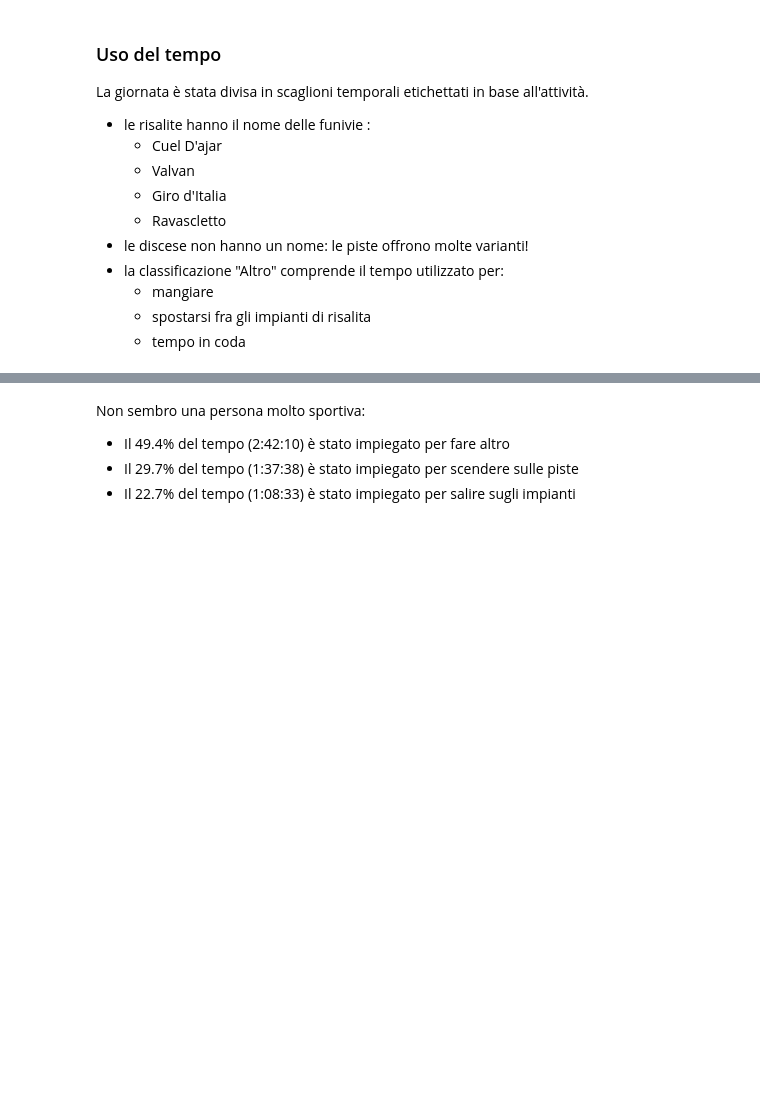
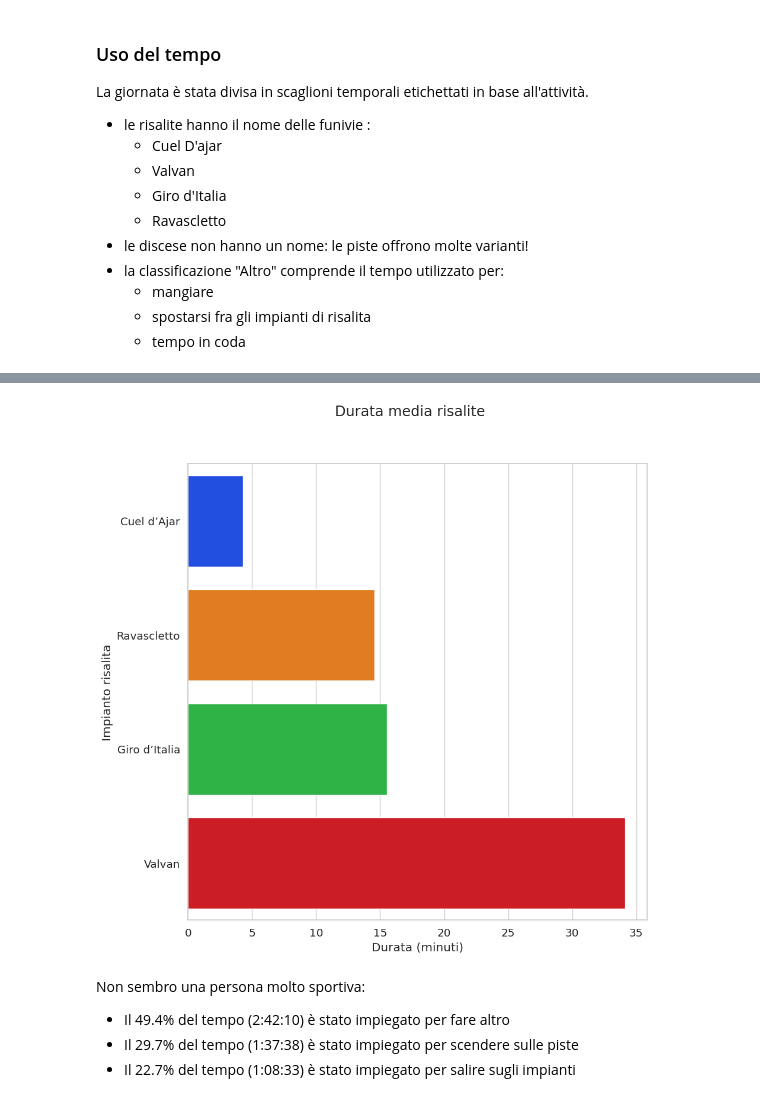
Before and after one commit to thomasmassarutto/DataSlopes, a Jupyter notebook: DataSlopes.ipynb, the cells around one changed output, grey strips where cells are left out. Drawn from its saved outputs; the diff is of its cells as text; code cells hidden in the pictures; blank space fills up the shorter version.

```diff
--- a/DataSlopes.ipynb
+++ b/DataSlopes.ipynb
@@ -562,3 +537,26 @@ NameError: name 'colori_stato' is not defined
+# %%
+tempo_per_stato_salite= tempo_per_stato[(tempo_per_stato['stato'] != 'Altro') & (tempo_per_stato['stato'] != 'Discesa') ]
+
+
+f, ax = plt.subplots(1, 1, figsize=(10, 10))
+
+f.suptitle("Durata media risalite")
+
+sns.barplot(
+            data=tempo_per_stato_salite,
+            y="stato",
+            x="tempo_medio_minuti",
+            orient='h',
+            hue='stato',
+            palette= 'bright'
+            )
+
+ax.set_ylabel("Impianto risalita")
+ax.set_xlabel("Durata (minuti)")
+
+plt.show()
+# %% [output]
+[figure, added]
 # %% [markdown]
 Non sembro una persona molto sportiva:
 
```
Also changed, not shown: parts of 13 cells of this notebook.
